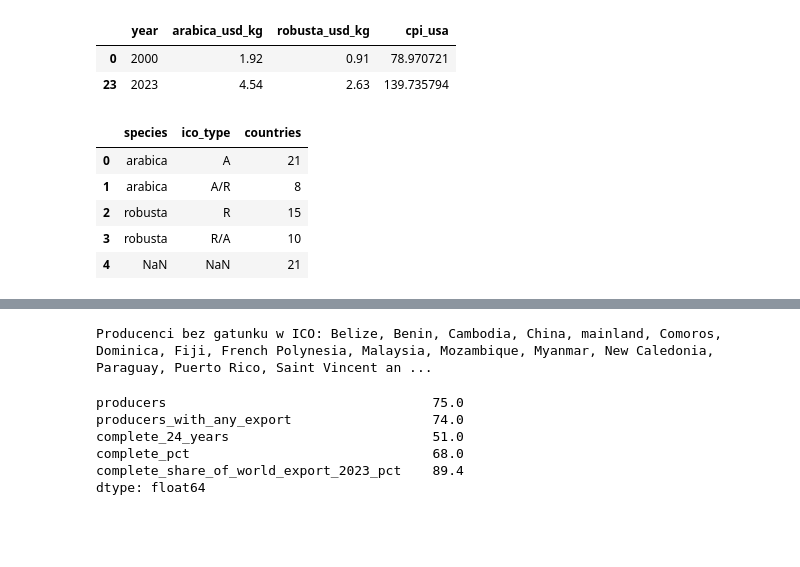
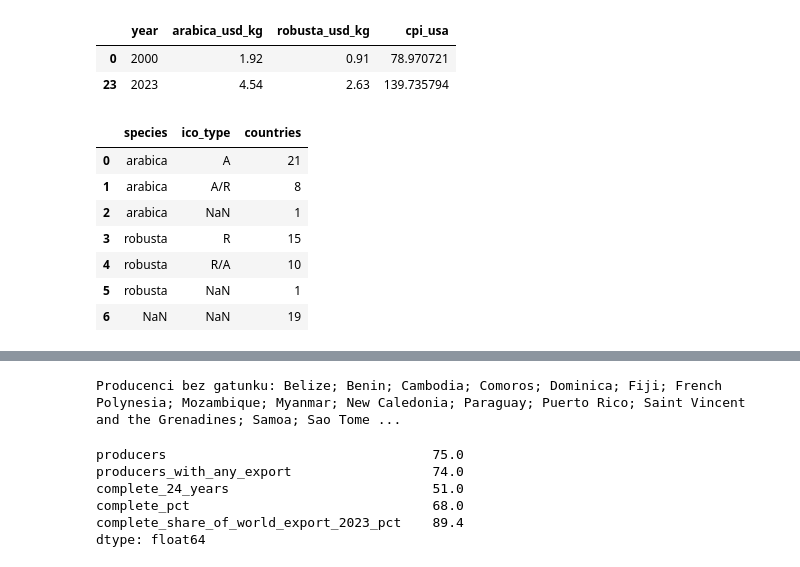
Before and after one commit to karolbystrek/systemy-analizy-biznesowej-projekt, a Jupyter notebook: notebooks/02_build_database.ipynb, the cells around one changed output, grey strips where cells are left out. Saved outputs shown, nothing was run; the diff lists cells and outputs as text; code cells hidden in the pictures; blank space fills up the shorter version.

```diff
--- a/notebooks/02_build_database.ipynb
+++ b/notebooks/02_build_database.ipynb
@@ -65,6 +65,12 @@ sources = {
         "attribution": "DaMatta F.M., Ramalho J.D.C. (2006). Braz. J. Plant Physiol. 18(1): 55-81",
         "purpose": "Optimal mean annual temperature and annual rainfall per species; maintained by hand",
     },
+    "species_overrides": {
+        "path": "reference/species_overrides.csv",
+        "documentation": "https://apps.fas.usda.gov/psdonline/circulars/2024/12/coffee.pdf",
+        "attribution": "USDA Foreign Agricultural Service (2024). Coffee: World Markets and Trade, December 2024",
+        "purpose": "Dominant species for countries missing from the ICO list; maintained by hand",
+    },
 }
 manifest_path = RAW / "sources.json"
 previous = json.loads(manifest_path.read_text(encoding="utf-8")) if manifest_path.exists() else {}
@@ -143,33 +150,41 @@ display(prices.merge(cpi, on="year", validate="one_to_one").iloc[[0, -1]])
 # %%
 ico = pd.read_excel(RAW / sources["ico_production"]["path"], header=None, usecols=[0, 1], names=["ico_name", "ico_type"])
 ico = ico.loc[ico["ico_type"].astype(str).str.fullmatch(r"\((A|R|A/R|R/A)\)")].copy()
 ico["ico_type"] = ico["ico_type"].str.strip("()")
 ico["species"] = ico["ico_type"].str[0].map({"A": "arabica", "R": "robusta"})
+ico["species_source"] = "ICO"
 countries = pd.read_csv(PROCESSED / "countries.csv")
 ico_aliases = {"Democratic Republic of Congo": "COD", "Tanzania": "TZA", "Trinidad & Tobago": "TTO", "Venezuela": "VEN"}
 ico["iso3"] = ico["ico_name"].map(countries.set_index("country")["iso3"]).fillna(ico["ico_name"].map(ico_aliases))
 assert ico["iso3"].notna().all(), ico.loc[ico["iso3"].isna(), "ico_name"].tolist()
-species = countries.merge(ico[["iso3", "ico_name", "ico_type", "species"]], on="iso3", how="left", validate="one_to_one")
+species = countries.merge(ico[["iso3", "ico_name", "ico_type", "species", "species_source"]],
+                          on="iso3", how="left", validate="one_to_one").set_index("iso3")
+overrides = pd.read_csv(RAW / sources["species_overrides"]["path"]).set_index("iso3")
+assert species.loc[overrides.index, "species"].isna().all(), "overrides only fill countries missing from ICO"
+species.update(overrides)
+species = species.reset_index()
 species.to_csv(PROCESSED / "dominant_species.csv", index=False)
 
 optimum = pd.read_csv(RAW / sources["weather_optimum"]["path"])
 assert set(optimum["species"]) == set(species["species"].dropna())
 assert optimum["temperature_min_c"].lt(optimum["temperature_max_c"]).all()
 assert optimum["precipitation_min_mm"].lt(optimum["precipitation_max_mm"]).all()
 display(species.groupby(["species", "ico_type"], dropna=False).size().rename("countries").reset_index())
 display(optimum)
-print("Producenci bez gatunku w ICO:", ", ".join(species.loc[species["species"].isna(), "country"]))
+print("Producenci bez gatunku:", "; ".join(species.loc[species["species"].isna(), "country"]))
 # %% [output]
 |  | species | ico_type | countries |
 | 0 | arabica | A | 21 |
 | 1 | arabica | A/R | 8 |
-| 2 | robusta | R | 15 |
-| 3 | robusta | R/A | 10 |
-| 4 | NaN | NaN | 21 |
+| 2 | arabica | NaN | 1 |
+| 3 | robusta | R | 15 |
+| 4 | robusta | R/A | 10 |
+| 5 | robusta | NaN | 1 |
+| 6 | NaN | NaN | 19 |
 |  | species | temperature_min_c | temperature_max_c | precipitation_min_mm | precipitation_max_mm | source |
 | 0 | arabica | 18 | 21 | 1200 | 1800 | DaMatta & Ramalho (2006): tempera... |
 | 1 | robusta | 22 | 26 | 1200 | 1800 | DaMatta & Ramalho (2006): tempera... |
-Producenci bez gatunku w ICO: Belize, Benin, Cambodia, China, mainland, Comoros, Dominica, Fiji, French Polynesia, Malaysia, Mozambique, Myanmar, New Caledonia, Paraguay, Puerto Rico, Saint Vincent an ...
+Producenci bez gatunku: Belize; Benin; Cambodia; Comoros; Dominica; Fiji; French Polynesia; Mozambique; Myanmar; New Caledonia; Paraguay; Puerto Rico; Saint Vincent and the Grenadines; Samoa; Sao Tome ...
 # %%
 m49_html = (RAW / "un/m49_overview.html").read_text(encoding="utf-8")
 table = re.search(r'<table\b[^>]*id\s*=\s*"downloadTableEN"[^>]*>(.*?)</table>', m49_html, re.S).group(1)
```
Also changed, not shown: parts of 3 cells of this notebook, 24 other files.
